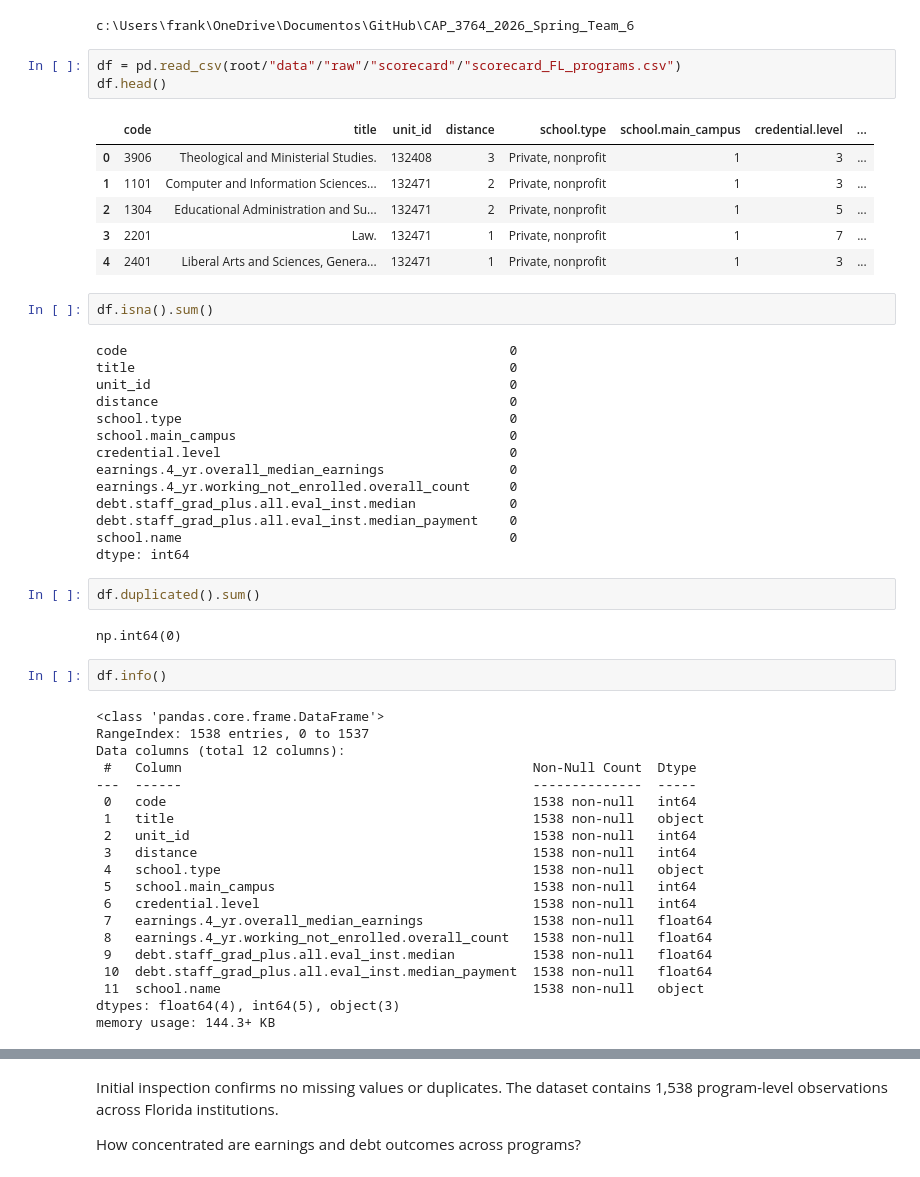
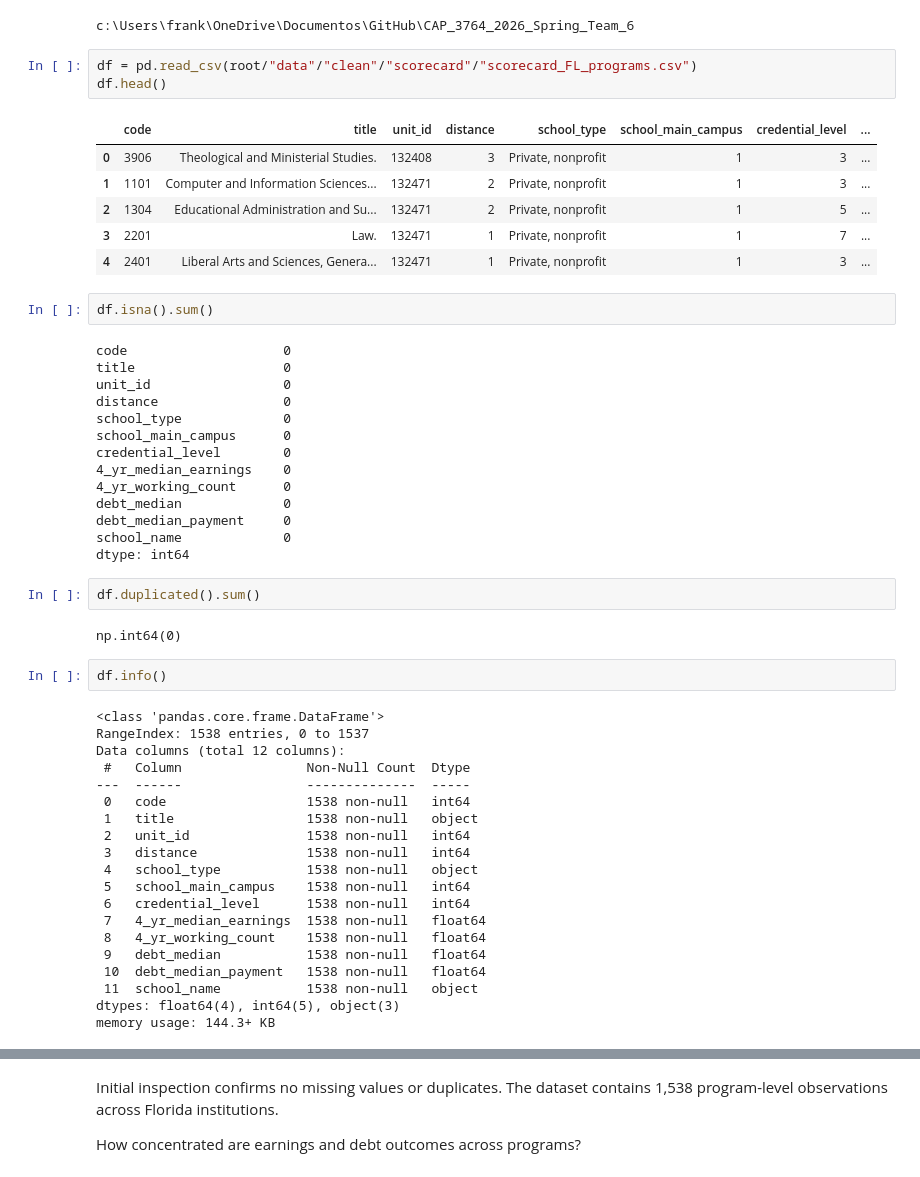
Before and after one commit to sebastianhonorat-dev/CAP_3764_2026_Spring_Team_6, a Jupyter notebook: notebooks/eda_outcomes_debt_earnings.ipynb, the cells around one changed output, grey strips where cells are left out. Drawn from its saved outputs; the diff is of its cells as text.

```diff
--- a/notebooks/eda_outcomes_debt_earnings.ipynb
+++ b/notebooks/eda_outcomes_debt_earnings.ipynb
@@ -13,10 +13,10 @@ print(root)
 # %% [output]
 c:\Users\frank\OneDrive\Documentos\GitHub\CAP_3764_2026_Spring_Team_6
 # %%
-df = pd.read_csv(root/"data"/"raw"/"scorecard"/"scorecard_FL_programs.csv")
+df = pd.read_csv(root/"data"/"clean"/"scorecard"/"scorecard_FL_programs.csv")
 df.head()
 # %% [output]
-|  | code | title | unit_id | distance | school.type | school.main_campus | credential.level | ... |
+|  | code | title | unit_id | distance | school_type | school_main_campus | credential_level | ... |
 | 0 | 3906 | Theological and Ministerial Studies. | 132408 | 3 | Private, nonprofit | 1 | 3 | ... |
 | 1 | 1101 | Computer and Information Sciences... | 132471 | 2 | Private, nonprofit | 1 | 3 | ... |
 | 2 | 1304 | Educational Administration and Su... | 132471 | 2 | Private, nonprofit | 1 | 5 | ... |
@@ -25,18 +25,18 @@ df.head()
 # %%
 df.isna().sum()
 # %% [output]
-code                                                 0
-title                                                0
-unit_id                                              0
-distance                                             0
-school.type                                          0
-school.main_campus                                   0
-credential.level                                     0
-earnings.4_yr.overall_median_earnings                0
-earnings.4_yr.working_not_enrolled.overall_count     0
-debt.staff_grad_plus.all.eval_inst.median            0
-debt.staff_grad_plus.all.eval_inst.median_payment    0
-school.name                                          0
+code                    0
+title                   0
+unit_id                 0
+distance                0
+school_type             0
+school_main_campus      0
+credential_level        0
+4_yr_median_earnings    0
+4_yr_working_count      0
+debt_median             0
+debt_median_payment     0
+school_name             0
 dtype: int64
 # %%
 df.duplicated().sum()
@@ -48,20 +48,20 @@ df.info()
 <class 'pandas.core.frame.DataFrame'>
 RangeIndex: 1538 entries, 0 to 1537
 Data columns (total 12 columns):
- #   Column                                             Non-Null Count  Dtype
----  ------                                             --------------  -----
- 0   code                                               1538 non-null   int64
- 1   title                                              1538 non-null   object
- 2   unit_id                                            1538 non-null   int64
- 3   distance                                           1538 non-null   int64
- 4   school.type                                        1538 non-null   object
- 5   school.main_campus                                 1538 non-null   int64
- 6   credential.level                                   1538 non-null   int64
- 7   earnings.4_yr.overall_median_earnings              1538 non-null   float64
- 8   earnings.4_yr.working_not_enrolled.overall_count   1538 non-null   float64
- 9   debt.staff_grad_plus.all.eval_inst.median          1538 non-null   float64
- 10  debt.staff_grad_plus.all.eval_inst.median_payment  1538 non-null   float64
- 11  school.name                                        1538 non-null   object
+ #   Column                Non-Null Count  Dtype
+---  ------                --------------  -----
+ 0   code                  1538 non-null   int64
+ 1   title                 1538 non-null   object
+ 2   unit_id               1538 non-null   int64
+ 3   distance              1538 non-null   int64
+ 4   school_type           1538 non-null   object
+ 5   school_main_campus    1538 non-null   int64
+ 6   credential_level      1538 non-null   int64
+ 7   4_yr_median_earnings  1538 non-null   float64
+ 8   4_yr_working_count    1538 non-null   float64
+ 9   debt_median           1538 non-null   float64
+ 10  debt_median_payment   1538 non-null   float64
+ 11  school_name           1538 non-null   object
 dtypes: float64(4), int64(5), object(3)
 memory usage: 144.3+ KB
 # %%
```
Also changed, not shown: parts of 25 cells of this notebook.
